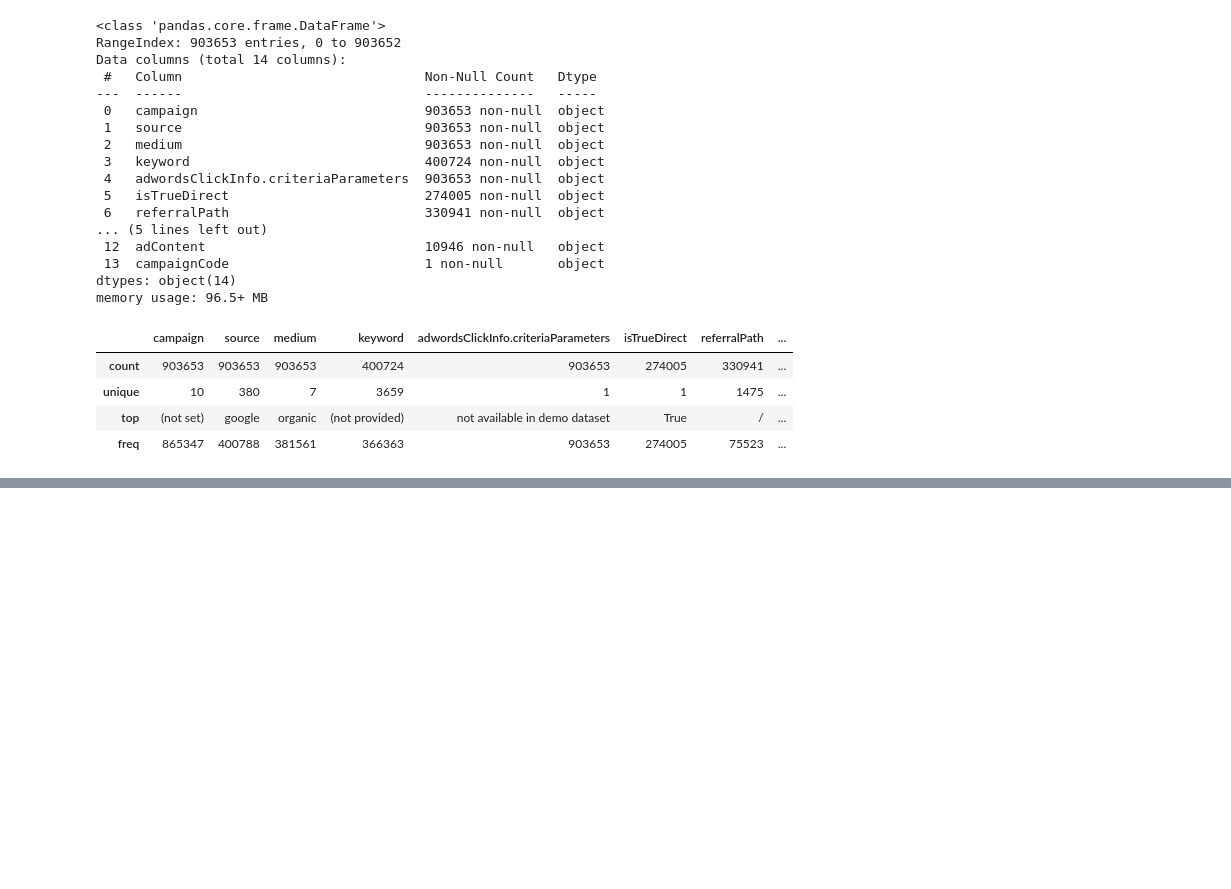
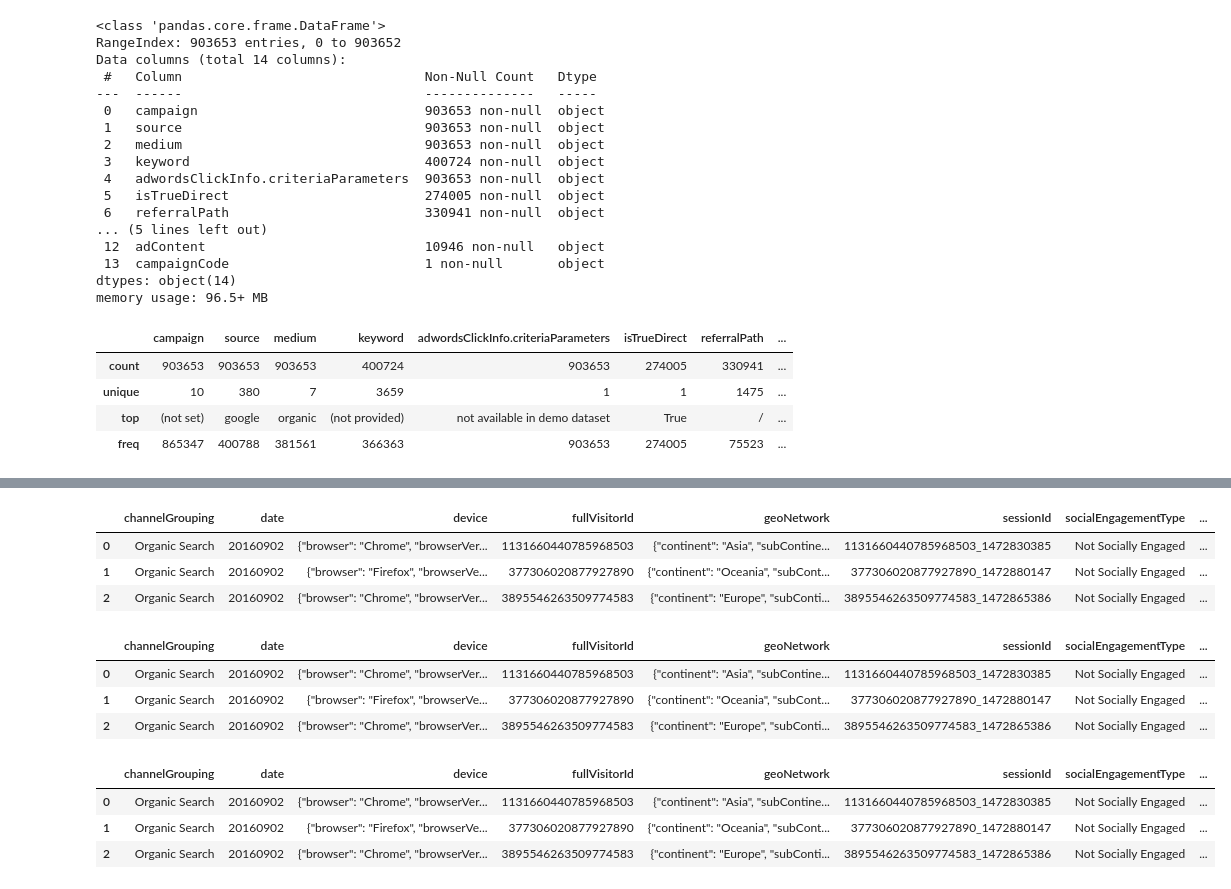
Before and after one commit to DIB-PP/-, a Jupyter notebook: project3_GA4_수경.ipynb, the cells around one changed output, grey strips where cells are left out. Cells and saved outputs as stored; diff of their text form; code cells hidden in the pictures; blank space fills up the shorter version.

```diff
--- a/project3_GA4_수경.ipynb
+++ b/project3_GA4_수경.ipynb
@@ -189,0 +183,25 @@ trafficsource_df
+# %%
+df.head(3)
+# %% [output]
+|  | channelGrouping | date | device | fullVisitorId | geoNetwork | sessionId | socialEngagementType | ... |
+| 0 | Organic Search | 20160902 | {"browser": "Chrome", "browserVer... | 1131660440785968503 | {"continent": "Asia", "subContine... | 1131660440785968503_1472830385 | Not Socially Engaged | ... |
+| 1 | Organic Search | 20160902 | {"browser": "Firefox", "browserVe... | 377306020877927890 | {"continent": "Oceania", "subCont... | 377306020877927890_1472880147 | Not Socially Engaged | ... |
+| 2 | Organic Search | 20160902 | {"browser": "Chrome", "browserVer... | 3895546263509774583 | {"continent": "Europe", "subConti... | 3895546263509774583_1472865386 | Not Socially Engaged | ... |
+# %%
+# POSIX 시간을 datetime으로 변환하여 새로운 컬럼에 저장
+df['new_visitStartTime'] = pd.to_datetime(df['visitStartTime'], unit='s')  # unit='s'는 초 단위를 의미합니다.
+df.head(3)
+# %% [output]
+|  | channelGrouping | date | device | fullVisitorId | geoNetwork | sessionId | socialEngagementType | ... |
+| 0 | Organic Search | 20160902 | {"browser": "Chrome", "browserVer... | 1131660440785968503 | {"continent": "Asia", "subContine... | 1131660440785968503_1472830385 | Not Socially Engaged | ... |
+| 1 | Organic Search | 20160902 | {"browser": "Firefox", "browserVe... | 377306020877927890 | {"continent": "Oceania", "subCont... | 377306020877927890_1472880147 | Not Socially Engaged | ... |
+| 2 | Organic Search | 20160902 | {"browser": "Chrome", "browserVer... | 3895546263509774583 | {"continent": "Europe", "subConti... | 3895546263509774583_1472865386 | Not Socially Engaged | ... |
+# %%
+# date컬럼 날짜 형식으로 변경
+df['new_date'] = pd.to_datetime(df['date'], format='%Y%m%d')
+df.head(3)
+# %% [output]
+|  | channelGrouping | date | device | fullVisitorId | geoNetwork | sessionId | socialEngagementType | ... |
+| 0 | Organic Search | 20160902 | {"browser": "Chrome", "browserVer... | 1131660440785968503 | {"continent": "Asia", "subContine... | 1131660440785968503_1472830385 | Not Socially Engaged | ... |
+| 1 | Organic Search | 20160902 | {"browser": "Firefox", "browserVe... | 377306020877927890 | {"continent": "Oceania", "subCont... | 377306020877927890_1472880147 | Not Socially Engaged | ... |
+| 2 | Organic Search | 20160902 | {"browser": "Chrome", "browserVer... | 3895546263509774583 | {"continent": "Europe", "subConti... | 3895546263509774583_1472865386 | Not Socially Engaged | ... |
```
Also changed, not shown: parts of 6 cells of this notebook.
